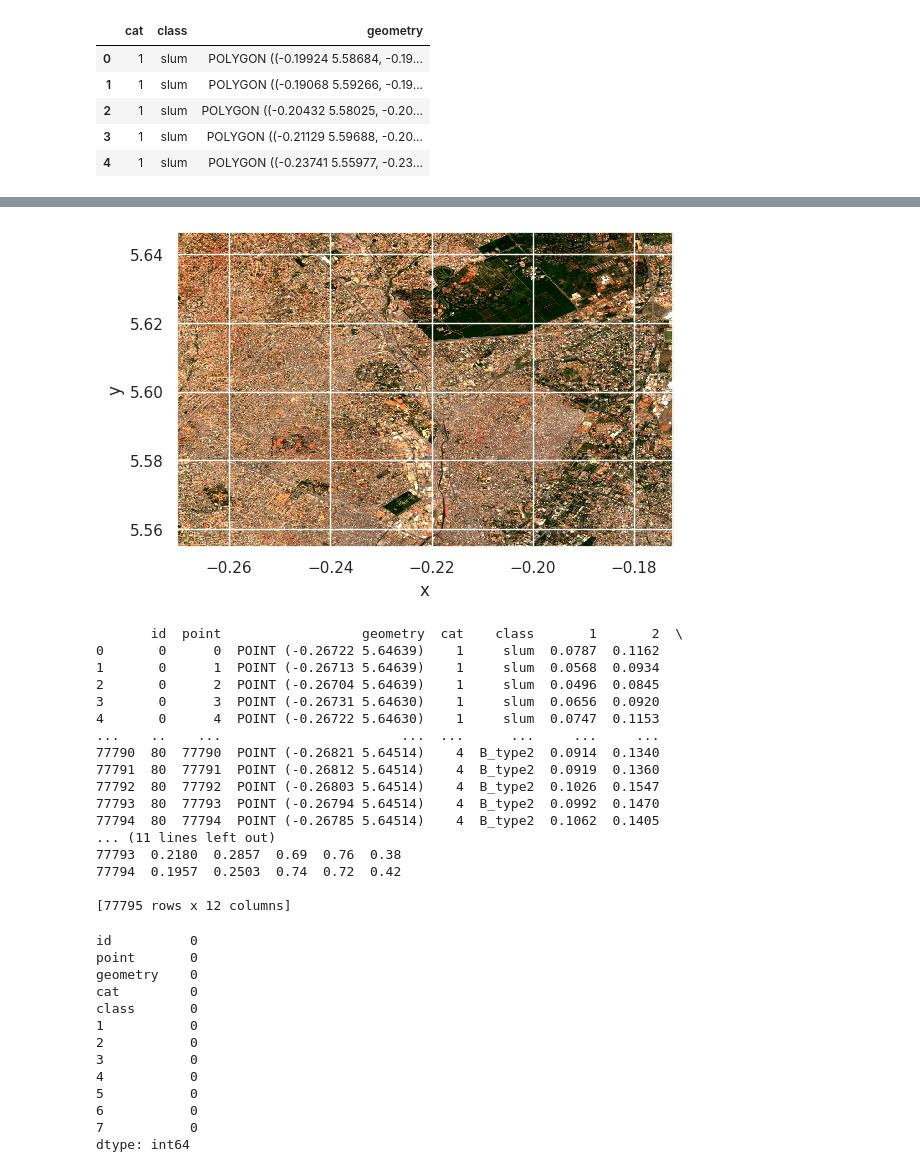
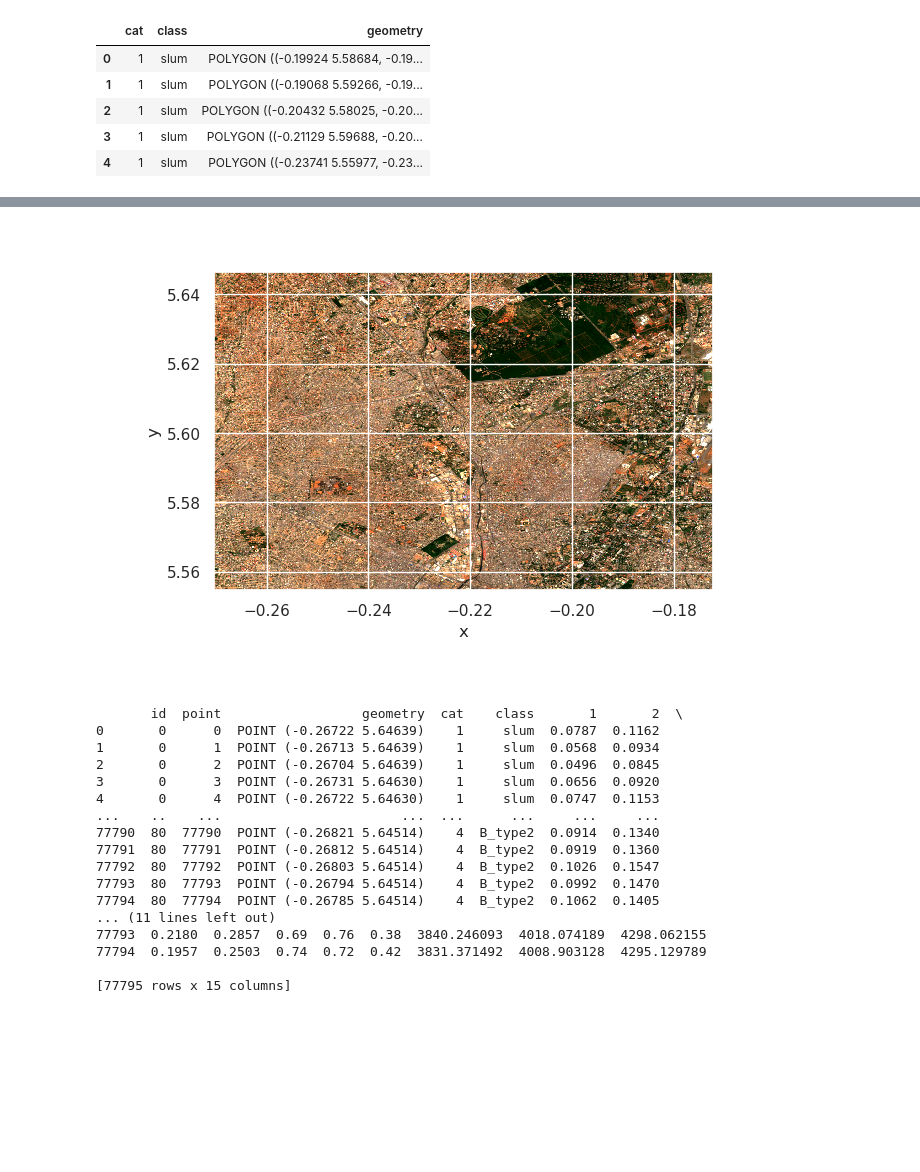
Before and after one commit to rad15f/Geospatial-Slum-Prediction-Ghana, a Jupyter notebook: debug.ipynb, the cells around one changed output, grey strips where cells are left out. Cells and saved outputs as stored; diff of their text form; code cells hidden in the pictures; blank space fills up the shorter version.

```diff
--- a/debug.ipynb
+++ b/debug.ipynb
@@ -86,17 +81,16 @@ with gw.config.update(ref_image=fp[0]):
 # %%
 import matplotlib.pyplot as plt
 fig, ax = plt.subplots(dpi=100)
-with gw.open('./out/stack_acc.tif') as src:
+with gw.open('./out/stack_acc1.tif') as src:
     src.sel(band=[3,2,1]).plot.imshow(robust = True,ax=ax)
 plt.tight_layout(pad = 1)
 # %% [output]
-[figure, old version]
+[figure, new version]
 # %%
-# Extract band values to shapefile
+# Extract band values to shapefile WHAT DOES THIS DO!
 with gw.open(outfile) as src:
     df = src.gw.extract(lc,
                    band_names=src.band.values.tolist(),all_touched = True)
-print(df.iloc[:,:])
 # %% [output]
        id  point                  geometry  cat    class       1       2  \
 0       0      0  POINT (-0.26722 5.64639)    1     slum  0.0787  0.1162
@@ -111,24 +105,7 @@ print(df.iloc[:,:])
 77793  80  77793  POINT (-0.26794 5.64514)    4  B_type2  0.0992  0.1470
 77794  80  77794  POINT (-0.26785 5.64514)    4  B_type2  0.1062  0.1405
 ... (11 lines left out)
-77793  0.2180  0.2857  0.69  0.76  0.38
-77794  0.1957  0.2503  0.74  0.72  0.42
+77793  0.2180  0.2857  0.69  0.76  0.38  3840.246093  4018.074189  4298.062155
+77794  0.1957  0.2503  0.74  0.72  0.42  3831.371492  4008.903128  4295.129789
 
-[77795 rows x 12 columns]
+[77795 rows x 15 columns]
-# %%
-# check for nan values
-df.isnull().sum(axis = 0)
-# %% [output]
-id          0
-point       0
-geometry    0
-cat         0
-class       0
-1           0
-2           0
-3           0
-4           0
-5           0
-6           0
-7           0
-dtype: int64
```
Also changed, not shown: parts of 31 cells of this notebook, 2 other files.
